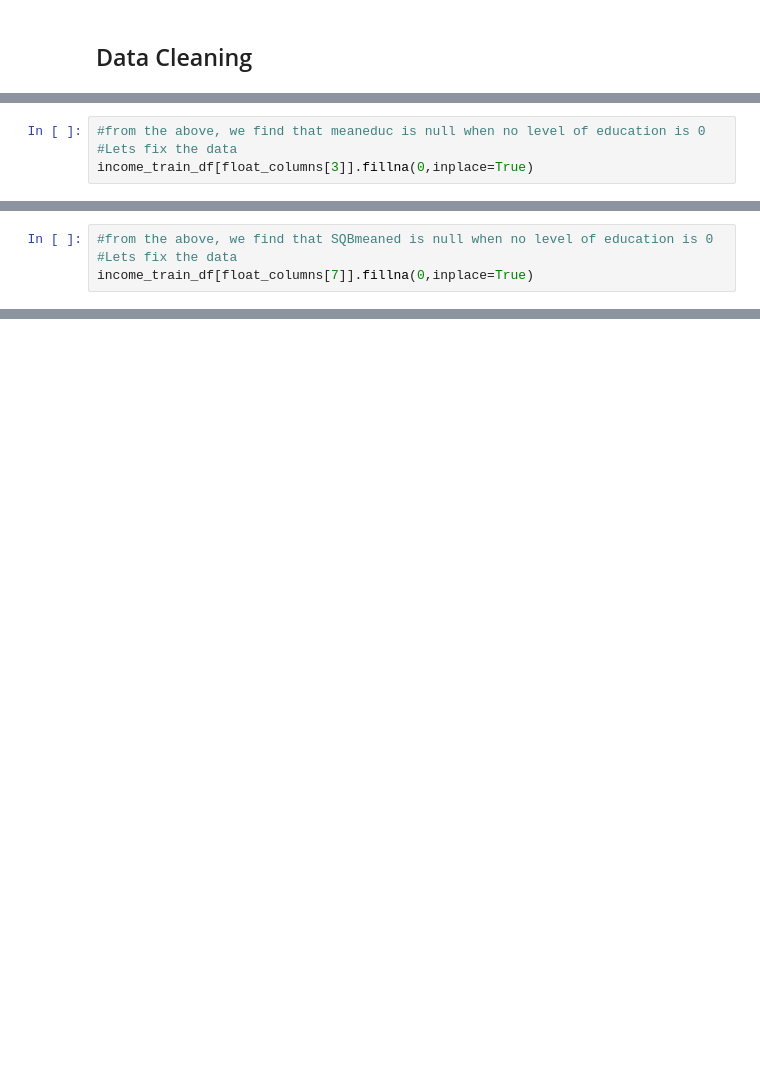
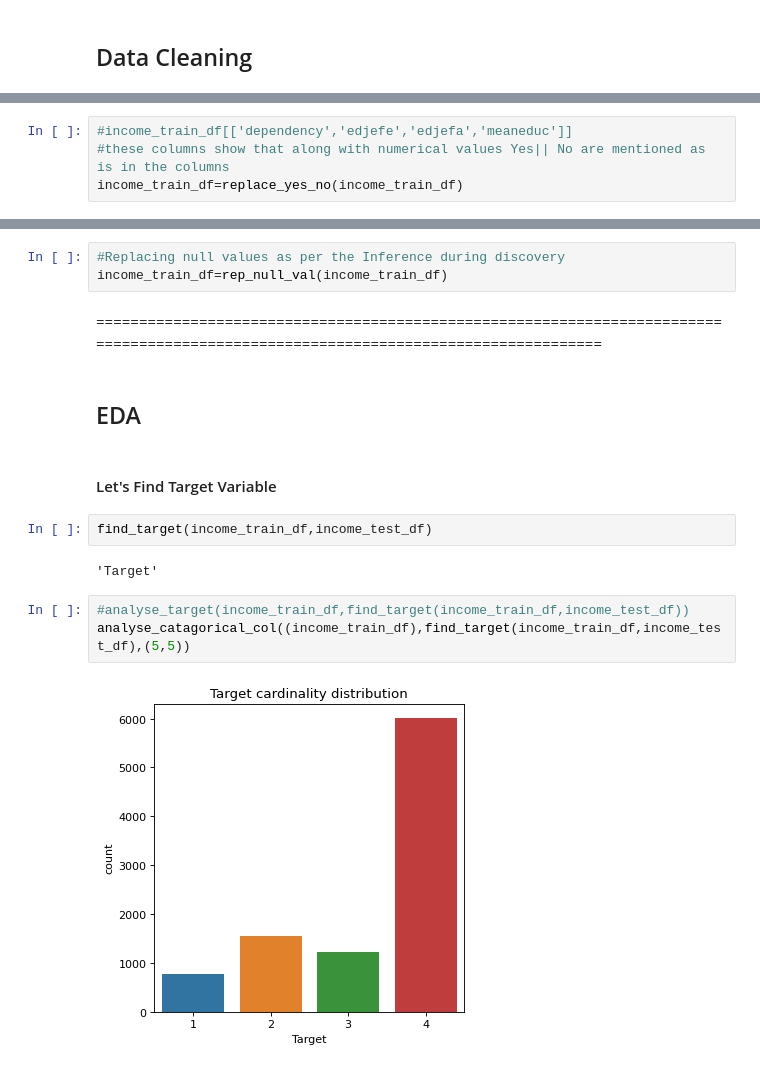
Before and after one commit to ashishsarkarmlops/assignment-2, a Jupyter notebook: Text preprocessing.ipynb, the cells around one changed output, grey strips where cells are left out. Drawn from its saved outputs; the diff is of its cells as text; blank space fills up the shorter version.

Commit message:
Segmental Code along with the trained model

```diff
--- a/Text preprocessing.ipynb
+++ b/Text preprocessing.ipynb
@@ -549,4 +553,0 @@ data[columns][data[columns]['instlevel1']>0].describe()
-# %%
-#from the above, we find that meaneduc is null when no level of education is 0
-#Lets fix the data
-income_train_df[float_columns[3]].fillna(0,inplace=True)
@@ -594,4 +553,0 @@ data[columns][data[columns]['instlevel1']>0].describe()
-# %%
-#from the above, we find that SQBmeaned is null when no level of education is 0
-#Lets fix the data
-income_train_df[float_columns[7]].fillna(0,inplace=True)
@@ -715,0 +556,4 @@ I
+# %%
+#income_train_df[['dependency','edjefe','edjefa','meaneduc']]
+#these columns show that along with numerical values Yes|| No are mentioned as is in the columns
+income_train_df=replace_yes_no(income_train_df)
@@ -715,0 +562,18 @@ I
+# %%
+#Replacing null values as per the Inference during discovery
+income_train_df=rep_null_val(income_train_df)
+# %% [markdown]
+====================================================================================================================================
+# %% [markdown]
+##  EDA
+# %% [markdown]
+####    Let's Find Target Variable
+# %%
+find_target(income_train_df,income_test_df)
+# %% [output]
+'Target'
+# %%
+#analyse_target(income_train_df,find_target(income_train_df,income_test_df))
+analyse_catagorical_col((income_train_df),find_target(income_train_df,income_test_df),(5,5))
+# %% [output]
+[figure, added]
```
Also changed, not shown: parts of 65 cells of this notebook, 1 other file.
